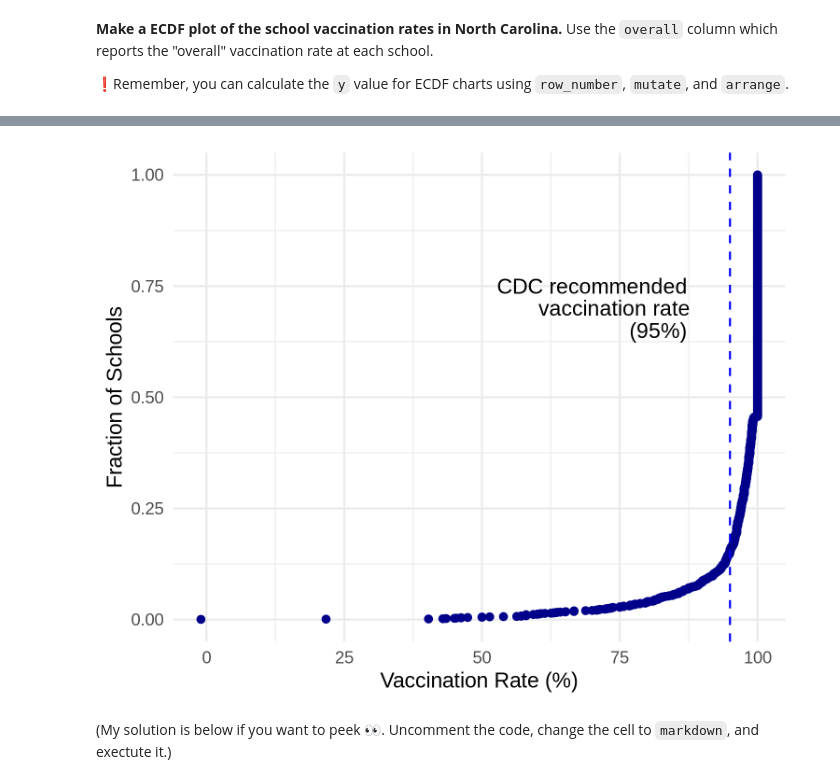
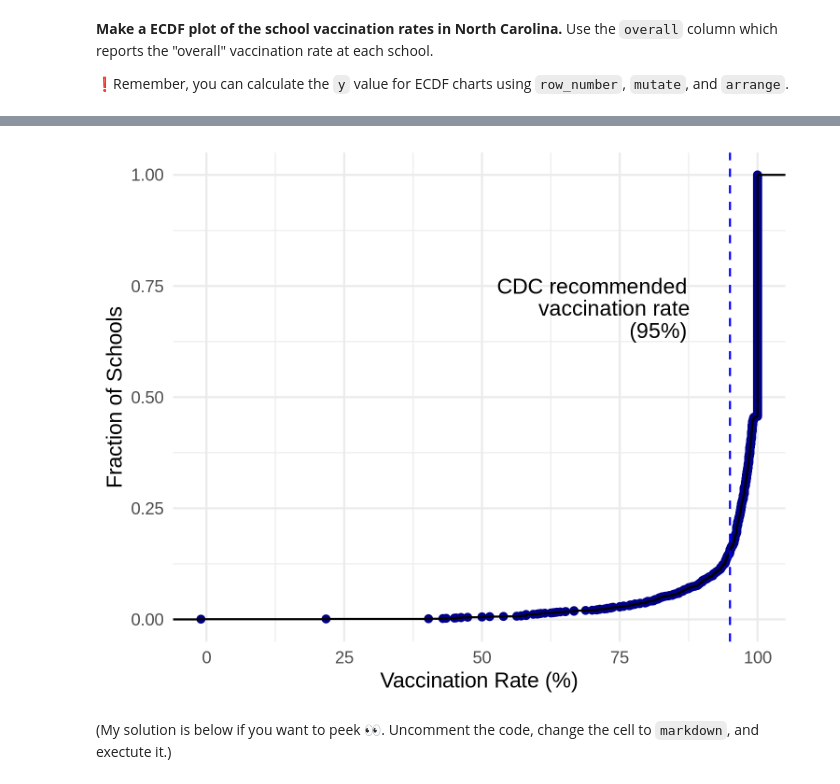
Before and after one commit to mikeli380/BIOS512, a Jupyter notebook: 04_BIOS512_assignment.ipynb, the cells around one changed output, grey strips where cells are left out. Saved outputs shown, nothing was run; the diff lists cells and outputs as text; code cells hidden in the pictures.

```diff
--- a/04_BIOS512_assignment.ipynb
+++ b/04_BIOS512_assignment.ipynb
@@ -100,16 +89,17 @@ A tibble: 6 × 17
 # %%
 p = ggplot(ncvacc, aes(x = overall, y = rk)) +
     geom_point(color = "darkblue") +
+    stat_ecdf() +
     labs(x = "Vaccination Rate (%)", y = "Fraction of Schools") +
     theme_minimal() +
     annotate("text", x=70, y=.75, label= "CDC recommended")+
     annotate("text", x=74, y=.70, label= "vaccination rate")+
     annotate("text", x=82, y=.65, label= "(95%)") +
     geom_vline(xintercept=95, linetype="dashed", color = "blue")
 
 p
 # %% [output]
-[figure, old version]
+[figure, new version]
 # %% [markdown]
 (My solution is below if you want to peek 👀. Uncomment the code, change the cell to `markdown`, and exectute it.)
 # %% [markdown]
```
Also changed, not shown: parts of 2 cells of this notebook.
